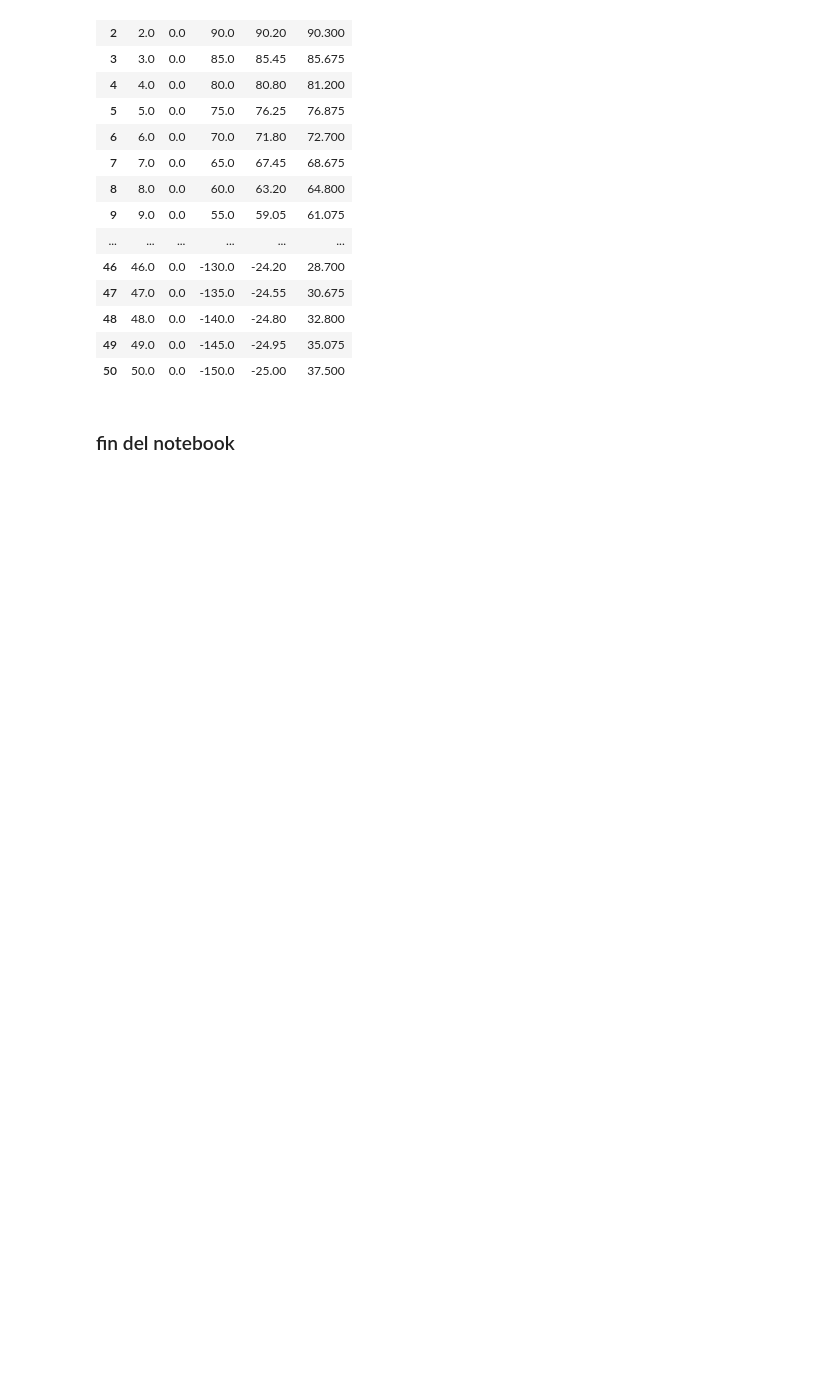
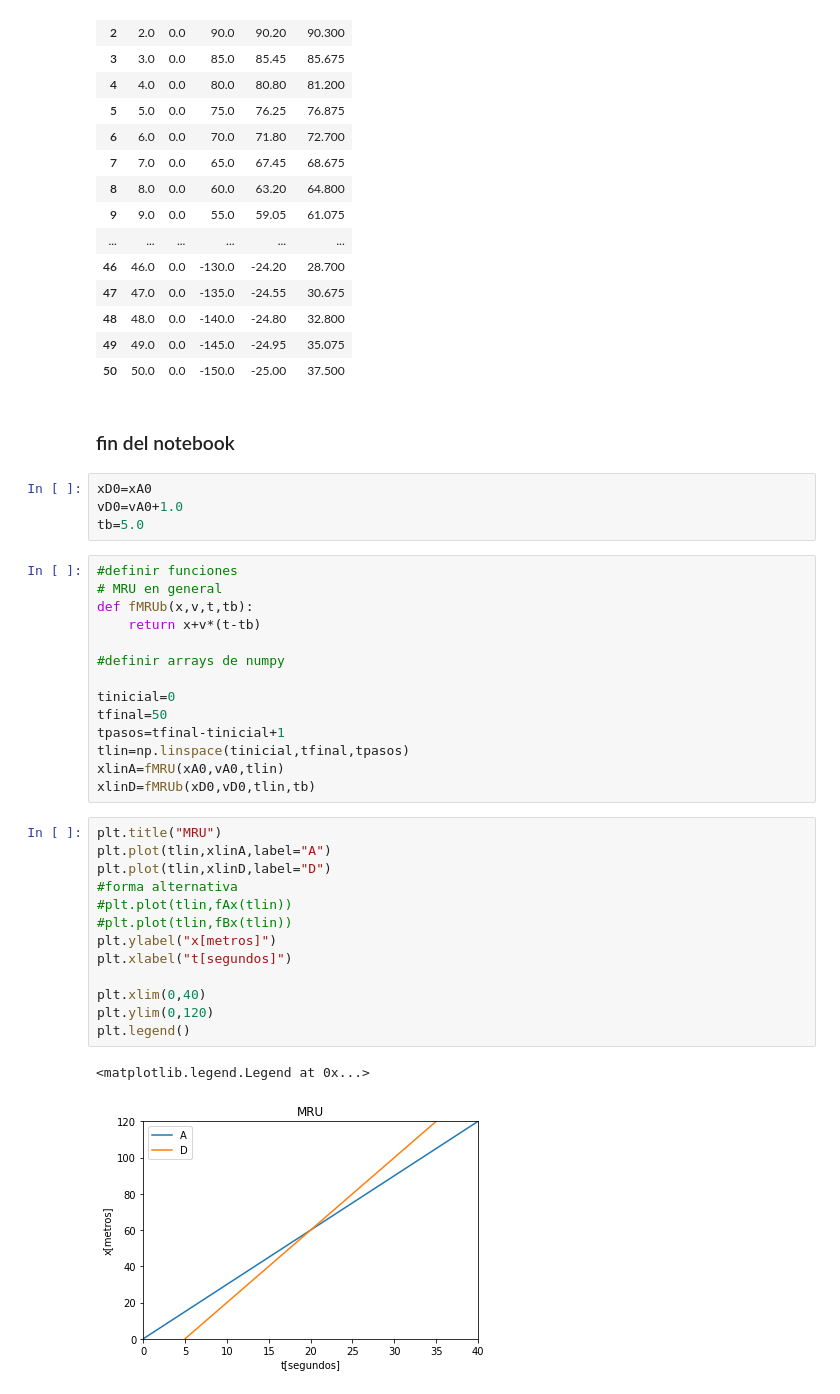
Before and after one commit to pahlen/simulaciones, a Jupyter notebook: Cinematica1.ipynb, the cells around one changed output. Drawn from its saved outputs; the diff is of its cells as text; blank space fills up the shorter version.

```diff
--- a/Cinematica1.ipynb
+++ b/Cinematica1.ipynb
@@ -234,3 +234,37 @@ dfr
 | 50 | 50.0 | 0.0 | -150.0 | -25.00 | 37.500 |
 # %% [markdown]
 ### fin del notebook
+# %%
+xD0=xA0
+vD0=vA0+1.0
+tb=5.0
+# %%
+#definir funciones
+# MRU en general
+def fMRUb(x,v,t,tb):
+    return x+v*(t-tb)
+
+#definir arrays de numpy
+
+tinicial=0
+tfinal=50
+tpasos=tfinal-tinicial+1
+tlin=np.linspace(tinicial,tfinal,tpasos)
+xlinA=fMRU(xA0,vA0,tlin)
+xlinD=fMRUb(xD0,vD0,tlin,tb)
+# %%
+plt.title("MRU")
+plt.plot(tlin,xlinA,label="A")
+plt.plot(tlin,xlinD,label="D")
+#forma alternativa
+#plt.plot(tlin,fAx(tlin))
+#plt.plot(tlin,fBx(tlin))
+plt.ylabel("x[metros]")
+plt.xlabel("t[segundos]")
+
+plt.xlim(0,40)
+plt.ylim(0,120)
+plt.legend()
+# %% [output]
+<matplotlib.legend.Legend at 0x...>
+[figure, added]
```
Also changed, not shown: parts of 6 cells of this notebook.
